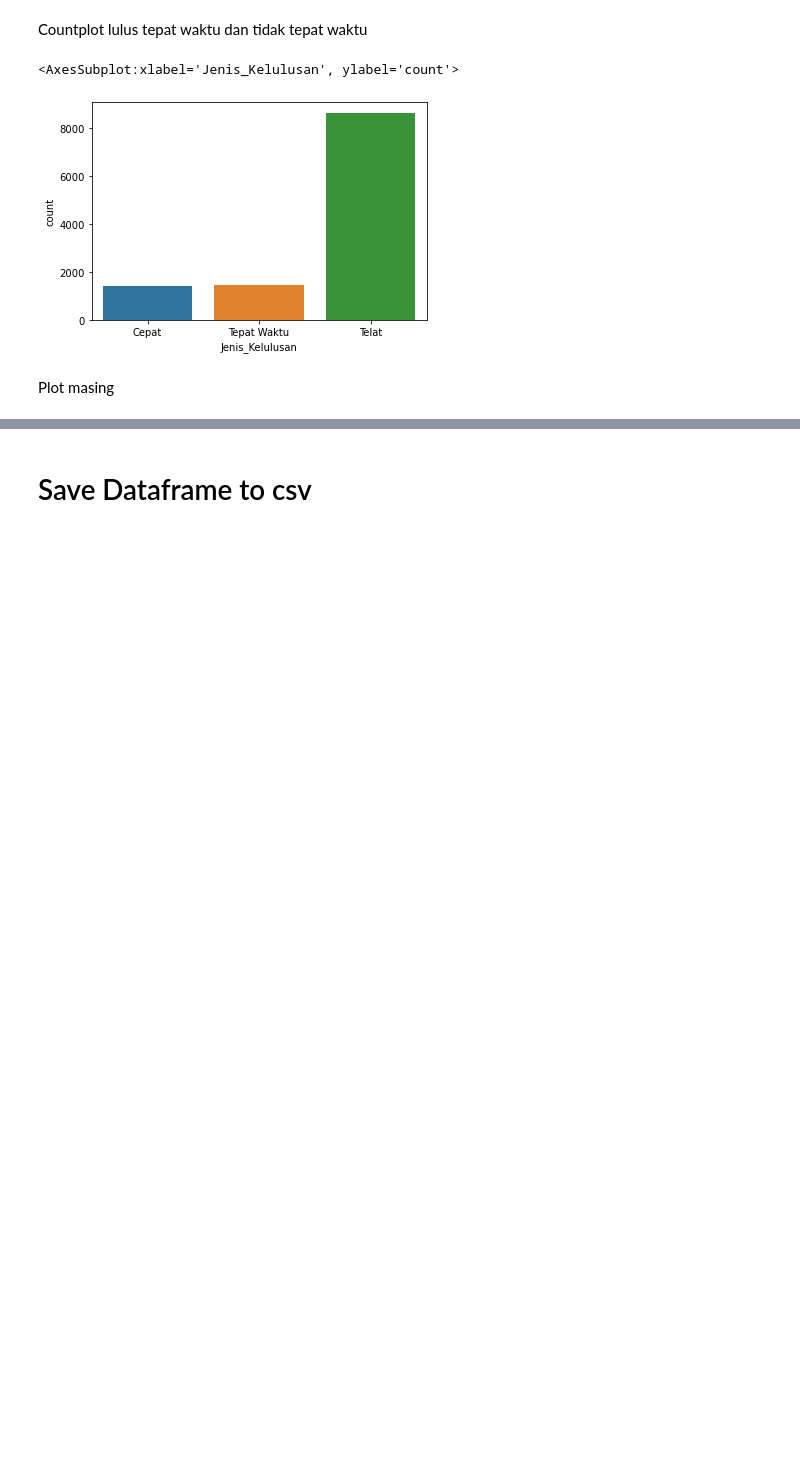
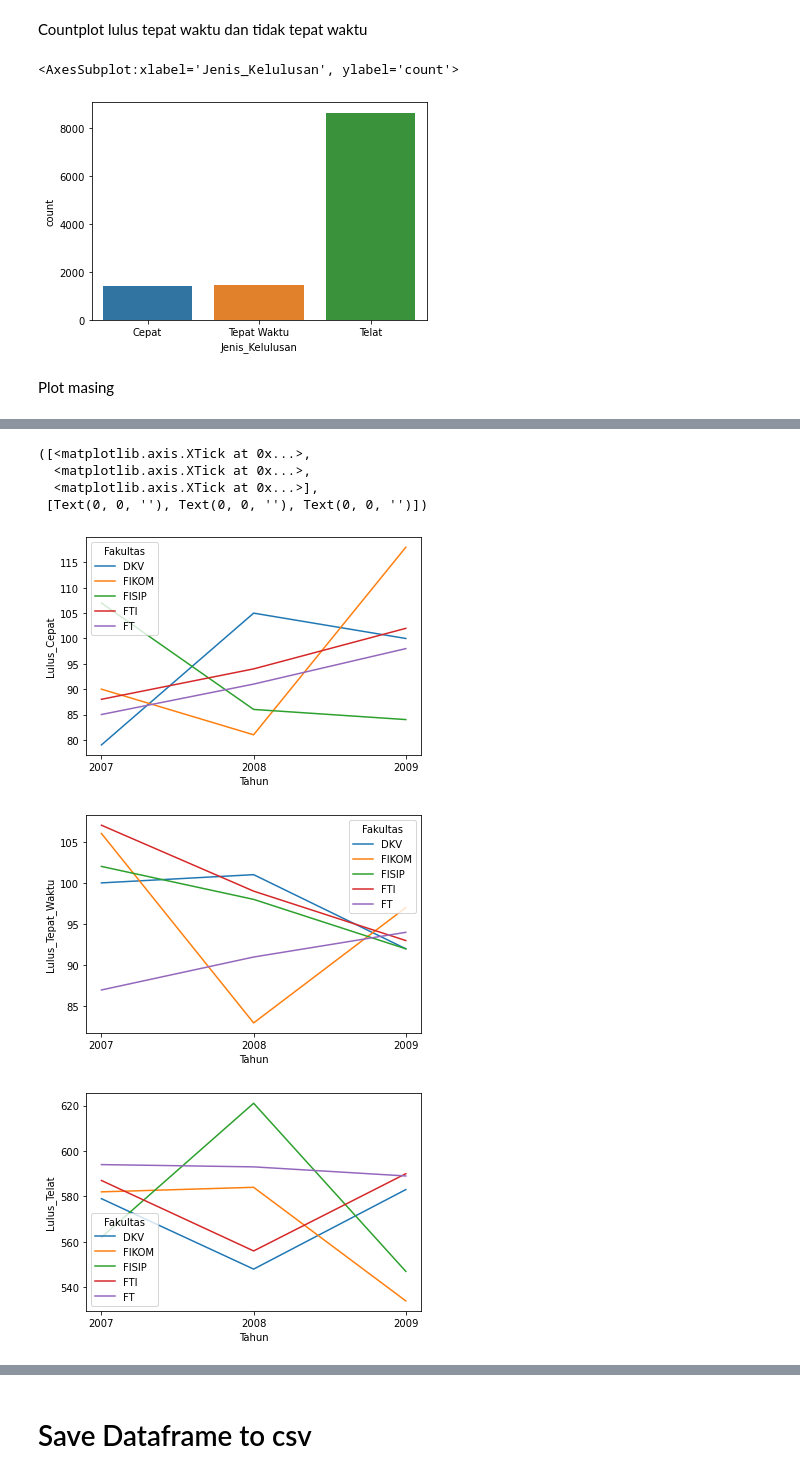
Before and after one commit to FelixFern/IFEST-2022-ODE, a Jupyter notebook: Data-Analysis.ipynb, the cells around one changed output, grey strips where cells are left out. Cells and saved outputs as stored; diff of their text form; code cells hidden in the pictures; blank space fills up the shorter version.

```diff
--- a/Data-Analysis.ipynb
+++ b/Data-Analysis.ipynb
@@ -278,0 +322,3 @@ Plot masing
+# %%
+dummy_df = df.loc[(df['Tgl_Daftar_Kuliah'] == 2007) & (df['Fakultas'] == 'DKV')]['Jenis_Kelulusan'].value_counts()
+dummy_df
@@ -278,0 +330,26 @@ Plot masing
+# %%
+# count jenis kelulusan per tahun tiap fakultas
+
+tahun = df['Tgl_Daftar_Kuliah'].unique()
+fakultas = df['Fakultas'].unique()
+
+lulus_cepat = []
+lulus_tepat_waktu = []
+lulus_telat = []
+
+for i in tahun:
+    for j in fakultas:
+        dummy_df = df.loc[(df['Tgl_Daftar_Kuliah'] == i) & (df['Fakultas'] == j)]['Jenis_Kelulusan'].value_counts()
+        lulus_cepat.append((i, j, dummy_df['Cepat']))
+        lulus_tepat_waktu.append((i, j, dummy_df['Tepat Waktu']))
+        lulus_telat.append((i, j, dummy_df['Telat']))
+
+dummy_cepat = pd.DataFrame(lulus_cepat, columns=['Tahun', 'Fakultas', 'Lulus_Cepat'])
+dummy_tepat = pd.DataFrame(lulus_tepat_waktu, columns=['Tahun', 'Fakultas', 'Lulus_Tepat_Waktu'])
+dummy_telat = pd.DataFrame(lulus_telat, columns=['Tahun', 'Fakultas', 'Lulus_Telat'])
+
+first_merge = pd.merge(dummy_cepat, dummy_tepat, on=['Tahun', 'Fakultas'])
+final_merge = pd.merge(first_merge, dummy_telat, on=['Tahun', 'Fakultas'])
+
+final_merge = final_merge.sort_values(by='Tahun').reset_index().drop(columns='index')
+final_merge
@@ -278,0 +373,20 @@ Plot masing
+# %%
+plt.figure()
+sns.lineplot(data=final_merge, x='Tahun', y='Lulus_Cepat', hue='Fakultas')
+plt.xticks([2007, 2008, 2009])
+
+plt.figure()
+sns.lineplot(data=final_merge, x='Tahun', y='Lulus_Tepat_Waktu', hue='Fakultas')
+plt.xticks([2007, 2008, 2009])
+
+plt.figure()
+sns.lineplot(data=final_merge, x='Tahun', y='Lulus_Telat', hue='Fakultas')
+plt.xticks([2007, 2008, 2009])
+# %% [output]
+([<matplotlib.axis.XTick at 0x...>,
+  <matplotlib.axis.XTick at 0x...>,
+  <matplotlib.axis.XTick at 0x...>],
+ [Text(0, 0, ''), Text(0, 0, ''), Text(0, 0, '')])
+[figure, added]
+[figure, added]
+[figure, added]
```
Also changed, not shown: parts of 7 cells of this notebook.
